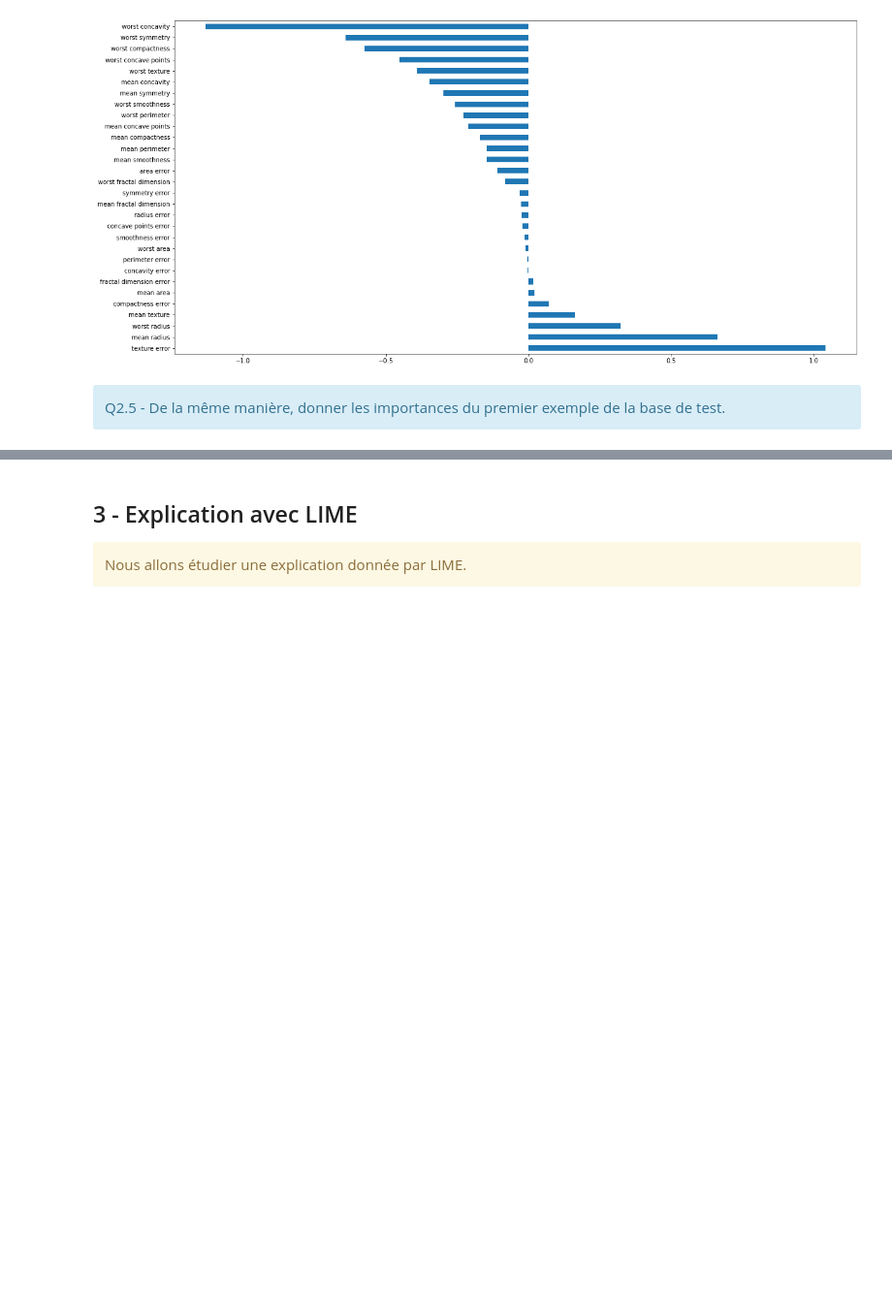
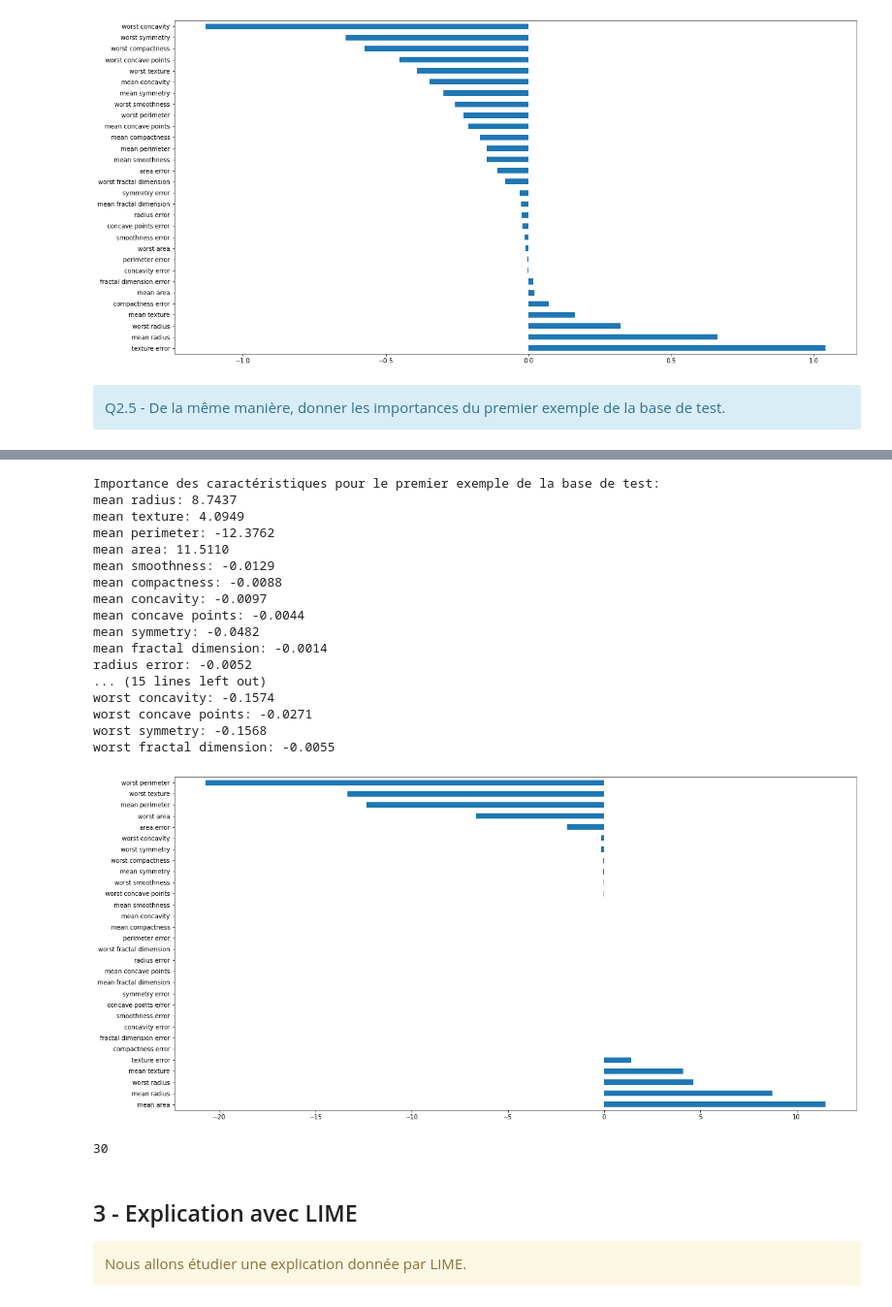
Before and after one commit to pidoux7/XAI, a Jupyter notebook: TME3/TME03-agg-LIME.ipynb, the cells around one changed output, grey strips where cells are left out. Shown at 97% size. Drawn from its saved outputs; the diff is of its cells as text; code cells hidden in the pictures; blank space fills up the shorter version.

```diff
--- a/TME3/TME03-agg-LIME.ipynb
+++ b/TME3/TME03-agg-LIME.ipynb
@@ -371,3 +392,38 @@ mean texture: 0.0049
+# %%
+coefficients_ex = lr.predict_proba(x_test)[1]
+print("Importance des caractéristiques pour le premier exemple de la base de test:")
+
+coeffs = lr.coef_[0]
+
+importances = x_test[1] * coeffs
+plt.figure(figsize=(20,10))
+pd.Series(importances, index=feature_names).nlargest(importances.size).plot(kind='barh')
+
+for feature, coef in zip(feature_names, importances):
+    print(f"{feature}: {coef:.4f}")
+# %% [output]
+Importance des caractéristiques pour le premier exemple de la base de test:
+mean radius: 8.7437
+mean texture: 4.0949
+mean perimeter: -12.3762
+mean area: 11.5110
+mean smoothness: -0.0129
+mean compactness: -0.0088
+mean concavity: -0.0097
+mean concave points: -0.0044
+mean symmetry: -0.0482
+mean fractal dimension: -0.0014
+radius error: -0.0052
+... (15 lines left out)
+worst concavity: -0.1574
+worst concave points: -0.0271
+worst symmetry: -0.1568
+worst fractal dimension: -0.0055
+[figure, added]
+# %%
+print(len(feature_names))
+# %% [output]
+30
 # %% [markdown]
 ## 3 - Explication avec LIME
 
```
Also changed, not shown: parts of 14 cells of this notebook.
